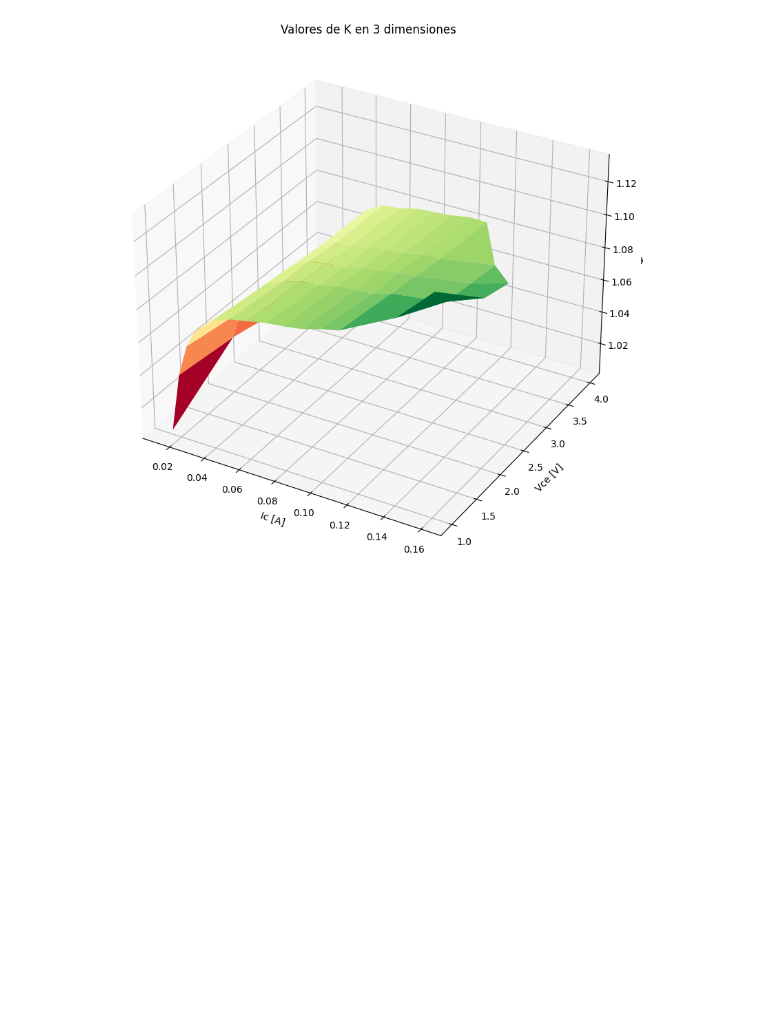
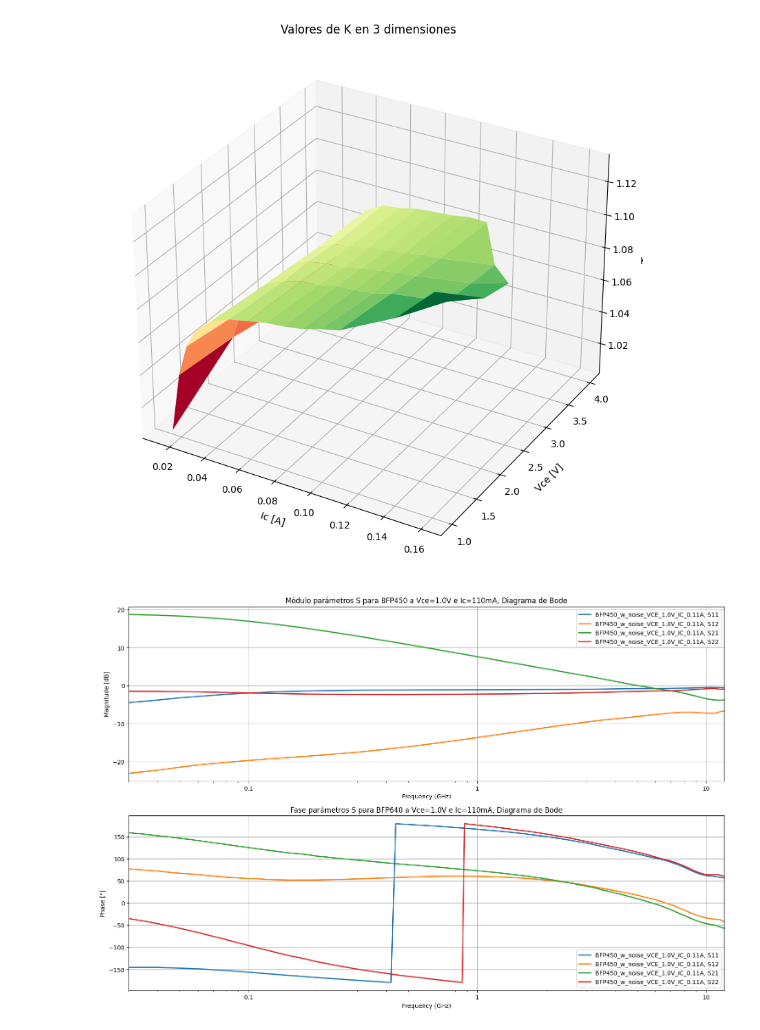
Before and after one commit to all5one-sudo/laboratorios_EA3, a Jupyter notebook: TP2/pruebas.ipynb, the cells around one changed output. Cells and saved outputs as stored; diff of their text form; code cells hidden in the pictures; blank space fills up the shorter version.

```diff
--- a/TP2/pruebas.ipynb
+++ b/TP2/pruebas.ipynb
@@ -264,3 +265,23 @@ plt.savefig('3dplot.pdf')
 plt.savefig('3dplot.png')
 # %% [output]
 [figure]
+# %%
+bfp450 = rf.Network('/Users/federicovillar/Documents/GitHub/laboratorios_EA3/TP2/bfp_transistor/SPAR/BFP450/BFP450_w_noise_VCE_1.0V_IC_0.11A.s2p')
+fig, ax = plt.subplots(2, 1, figsize=(15,10))
+
+ax[0].grid(True)
+ax[0].set_title('Módulo parámetros S para BFP450 a Vce=1.0V e Ic=110mA, Diagrama de Bode')
+ax[0].set_ylabel('Magnitude [dB]')
+ax[0].set_xlabel('Frecuencia [GHz]')
+bfp450.plot_s_db10(ax=ax[0],  logx=True, linewidth=2)
+
+ax[1].grid(True)
+ax[1].set_title('Fase parámetros S para BFP640 a Vce=1.0V e Ic=110mA, Diagrama de Bode')
+ax[1].set_ylabel('Phase [°]')
+ax[1].set_xlabel('Frecuencia [GHz]')
+bfp450.plot_s_deg(ax=ax[1], logx=True, linewidth=2)
+
+plt.tight_layout()
+plt.savefig('bfp450_vce_1_ic_0.11.pdf')
+# %% [output]
+[figure, added]
```
Also changed, not shown: parts of 4 cells of this notebook, 39 other files.
